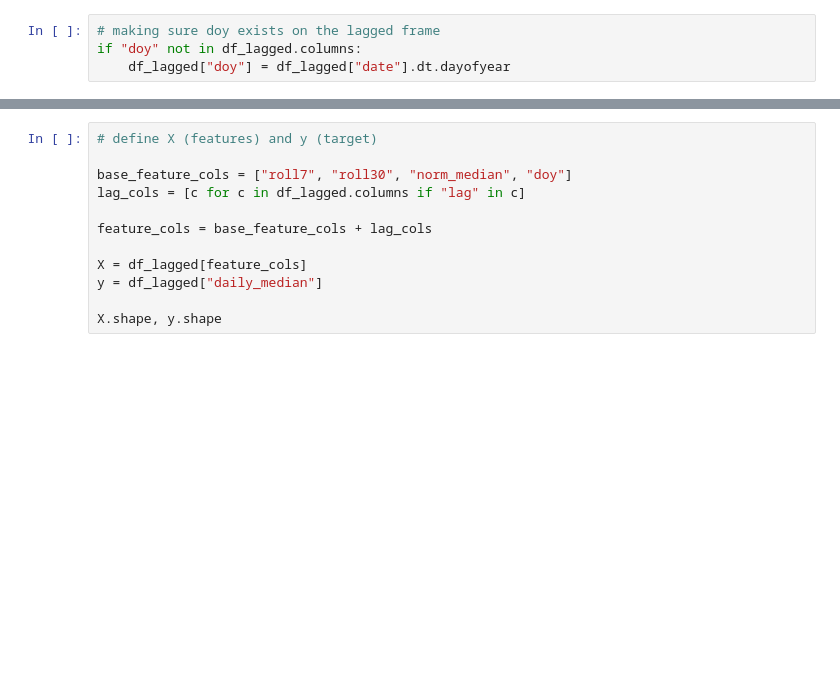
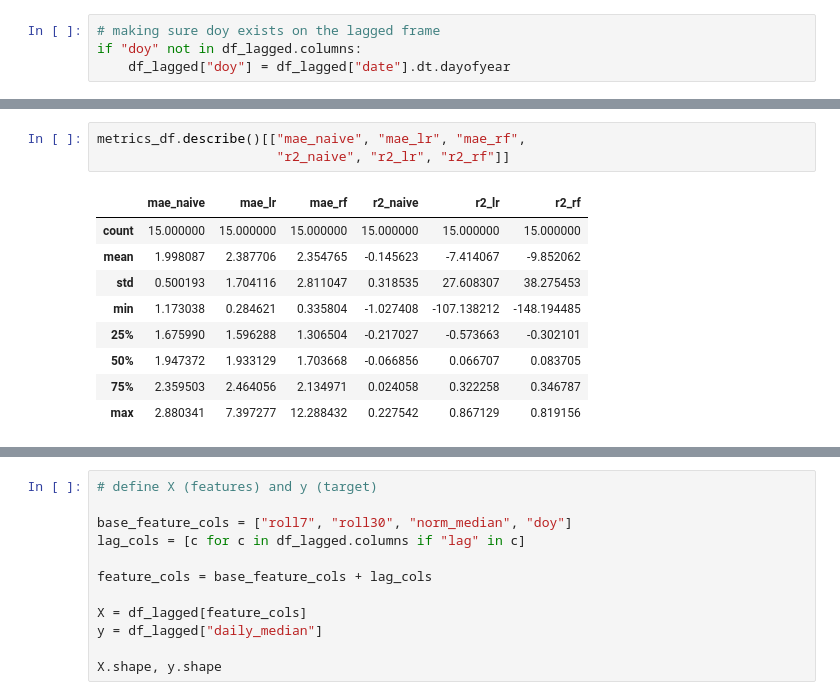
Before and after one commit to therealestchris/mel-air-norms-now, a Jupyter notebook: notebooks/01_eda_and_first_model.ipynb, the cells around one changed output, grey strips where cells are left out. Cells and saved outputs as stored; diff of their text form; blank space fills up the shorter version.

```diff
--- a/notebooks/01_eda_and_first_model.ipynb
+++ b/notebooks/01_eda_and_first_model.ipynb
@@ -241,0 +352,13 @@ if "doy" not in df_lagged.columns:
+# %%
+metrics_df.describe()[["mae_naive", "mae_lr", "mae_rf",
+                       "r2_naive", "r2_lr", "r2_rf"]]
+# %% [output]
+|  | mae_naive | mae_lr | mae_rf | r2_naive | r2_lr | r2_rf |
+| count | 15.000000 | 15.000000 | 15.000000 | 15.000000 | 15.000000 | 15.000000 |
+| mean | 1.998087 | 2.387706 | 2.354765 | -0.145623 | -7.414067 | -9.852062 |
+| std | 0.500193 | 1.704116 | 2.811047 | 0.318535 | 27.608307 | 38.275453 |
+| min | 1.173038 | 0.284621 | 0.335804 | -1.027408 | -107.138212 | -148.194485 |
+| 25% | 1.675990 | 1.596288 | 1.306504 | -0.217027 | -0.573663 | -0.302101 |
+| 50% | 1.947372 | 1.933129 | 1.703668 | -0.066856 | 0.066707 | 0.083705 |
+| 75% | 2.359503 | 2.464056 | 2.134971 | 0.024058 | 0.322258 | 0.346787 |
+| max | 2.880341 | 7.397277 | 12.288432 | 0.227542 | 0.867129 | 0.819156 |
```
Also changed, not shown: parts of 11 cells of this notebook.
